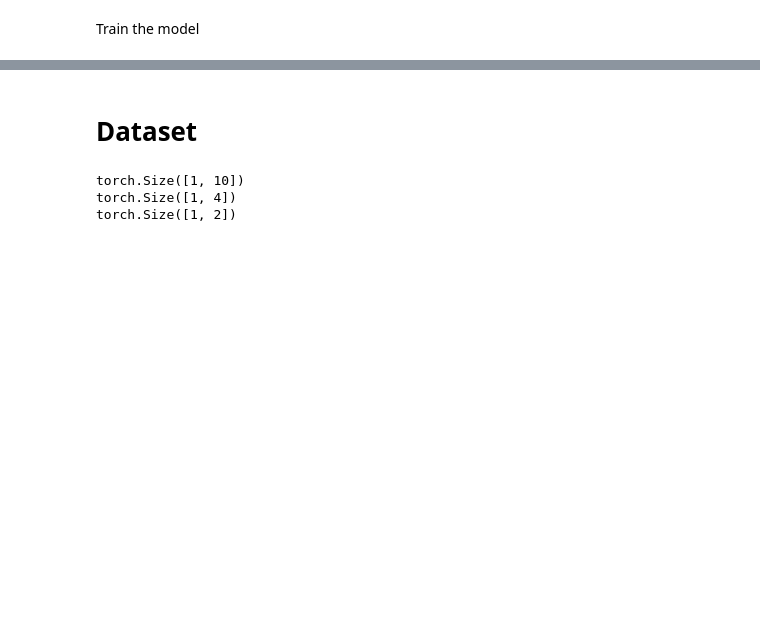
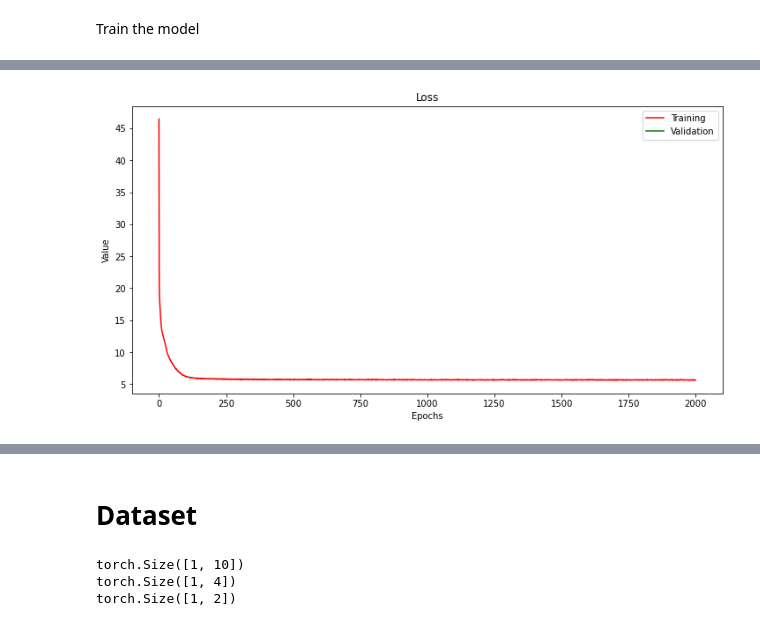
Before and after one commit to yuvalzehavi22/multi-classification-NAM, a Jupyter notebook: multi_class_nam.ipynb, the cells around one changed output, grey strips where cells are left out. Saved outputs shown, nothing was run; the diff lists cells and outputs as text; code cells hidden in the pictures; blank space fills up the shorter version.

```diff
--- a/multi_class_nam.ipynb
+++ b/multi_class_nam.ipynb
@@ -42,8 +43,8 @@ seed_everything(args.seed)
 # %% [output]
 cuda
 # %%
-args.featureNN_arch_phase1='multi_output'#'single_to_multi_output'
-args.featureNN_arch_phase2='multi_output'#'parallel_single_output'
+# args.featureNN_arch_phase1='multi_output'#'single_to_multi_output'
+# args.featureNN_arch_phase2='multi_output'#'parallel_single_output'
 # %% [markdown]
 DATA PROCESSING
 # %%
@@ -99,7 +106,7 @@ model = HierarchNeuralAdditiveModel(num_inputs=args.in_features,
                                     num_units_phase2= args.first_hidden_dim_phase2,
                                     hidden_units_phase2 = args.hidden_dim_phase2,
                                     hidden_dropout_phase2 = args.hidden_dropout_phase2,
-                                    feature_dropout_phase2 = args.feature_dropout_phase1,
+                                    feature_dropout_phase2 = args.feature_dropout_phase2,
                                     shallow_phase2 = args.shallow_phase2,
                                     first_layer_phase2 = args.first_activate_layer_phase2,
                                     hidden_layer_phase2 = args.hidden_activate_layer_phase2,
@@ -232,0 +186,17 @@ KeyboardInterrupt:
+# %%
+train_loss_history_np = [loss for loss in train_loss_history]
+val_loss_history_np = [loss for loss in val_loss_history]
+
+plt.figure(figsize=(12, 6))
+
+plt.plot(train_loss_history_np, color='r', label='Training')
+plt.plot(val_loss_history_np, color='g', label='Validation')
+
+plt.xlabel("Epochs")
+plt.ylabel("Value")
+plt.title("Loss")
+
+plt.legend()
+plt.show()
+# %% [output]
+[figure, added]
```
Also changed, not shown: parts of 7 cells of this notebook, 3 other files.
